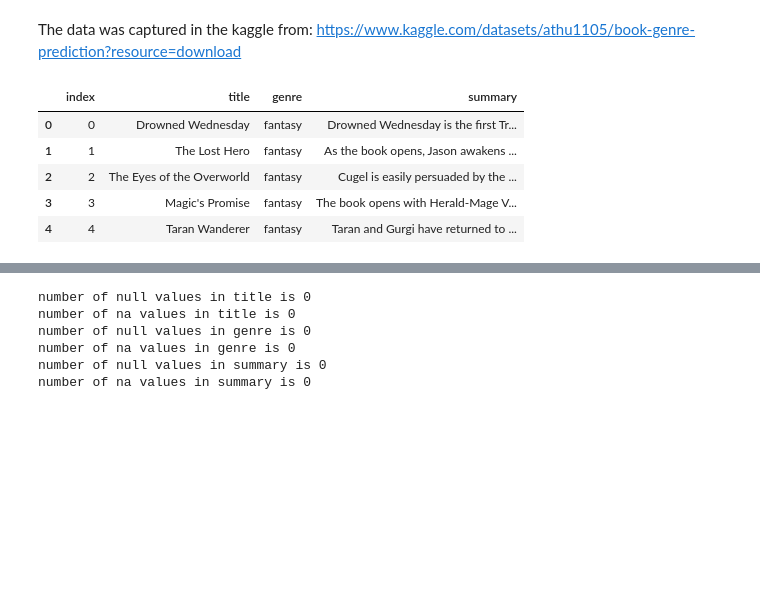
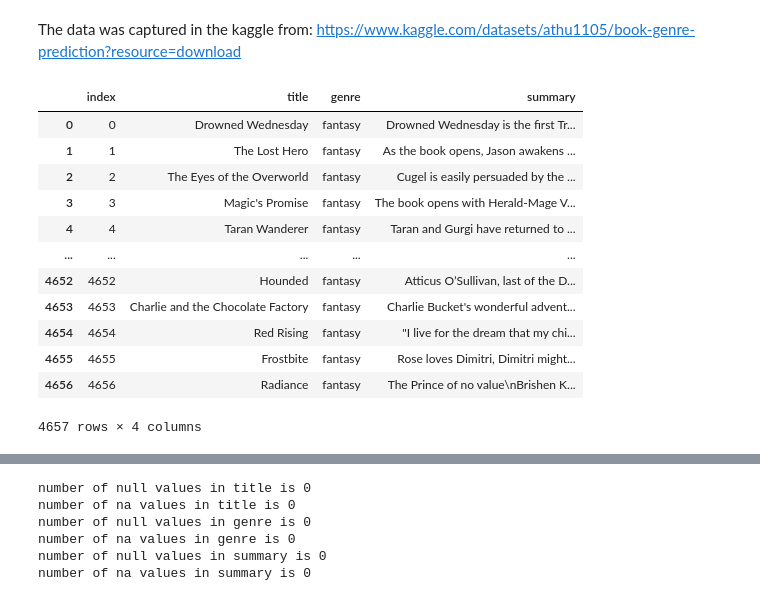
Before and after one commit to romthevacuousspider/Book-Genre-classificatoin-NLP-project-, a Jupyter notebook: NLP project.ipynb, the cells around one changed output, grey strips where cells are left out. Saved outputs shown, nothing was run; the diff lists cells and outputs as text; code cells hidden in the pictures; blank space fills up the shorter version.

```diff
--- a/NLP project.ipynb
+++ b/NLP project.ipynb
@@ -4,11 +4,18 @@ import pandas as pd
 The data was captured in the kaggle from: https://www.kaggle.com/datasets/athu1105/book-genre-prediction?resource=download
 # %%
 Data_frame = pd.read_csv('data.csv')
-Data_frame.head()
+Data_frame
 # %% [output]
 |  | index | title | genre | summary |
 | 0 | 0 | Drowned Wednesday | fantasy | Drowned Wednesday is the first Tr... |
 | 1 | 1 | The Lost Hero | fantasy | As the book opens, Jason awakens ... |
 | 2 | 2 | The Eyes of the Overworld | fantasy | Cugel is easily persuaded by the ... |
 | 3 | 3 | Magic's Promise | fantasy | The book opens with Herald-Mage V... |
 | 4 | 4 | Taran Wanderer | fantasy | Taran and Gurgi have returned to ... |
+| ... | ... | ... | ... | ... |
+| 4652 | 4652 | Hounded | fantasy | Atticus O’Sullivan, last of the D... |
+| 4653 | 4653 | Charlie and the Chocolate Factory | fantasy | Charlie Bucket's wonderful advent... |
+| 4654 | 4654 | Red Rising | fantasy | "I live for the dream that my chi... |
+| 4655 | 4655 | Frostbite | fantasy | Rose loves Dimitri, Dimitri might... |
+| 4656 | 4656 | Radiance | fantasy | The Prince of no value\nBrishen K... |
+4657 rows × 4 columns
```
Also changed, not shown: parts of 57 cells of this notebook.
